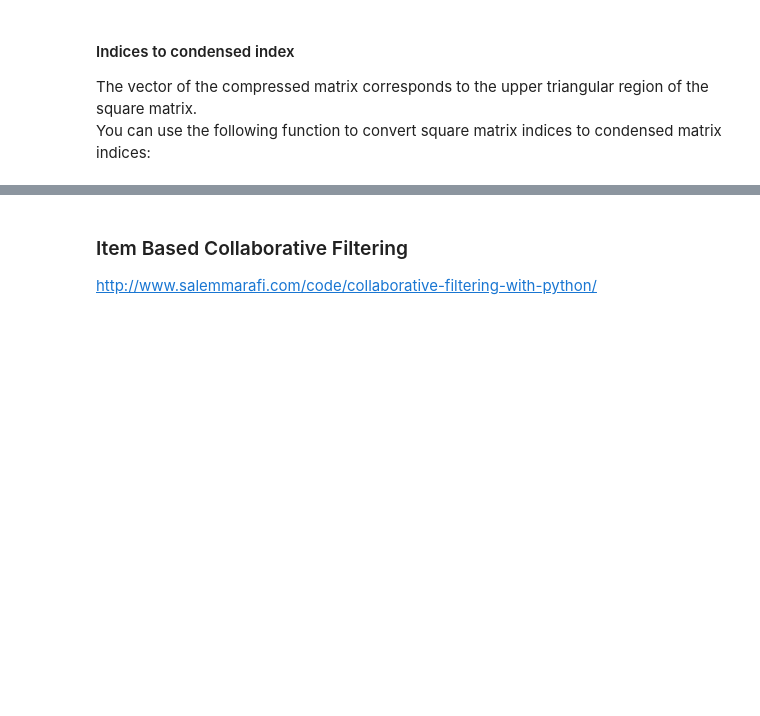
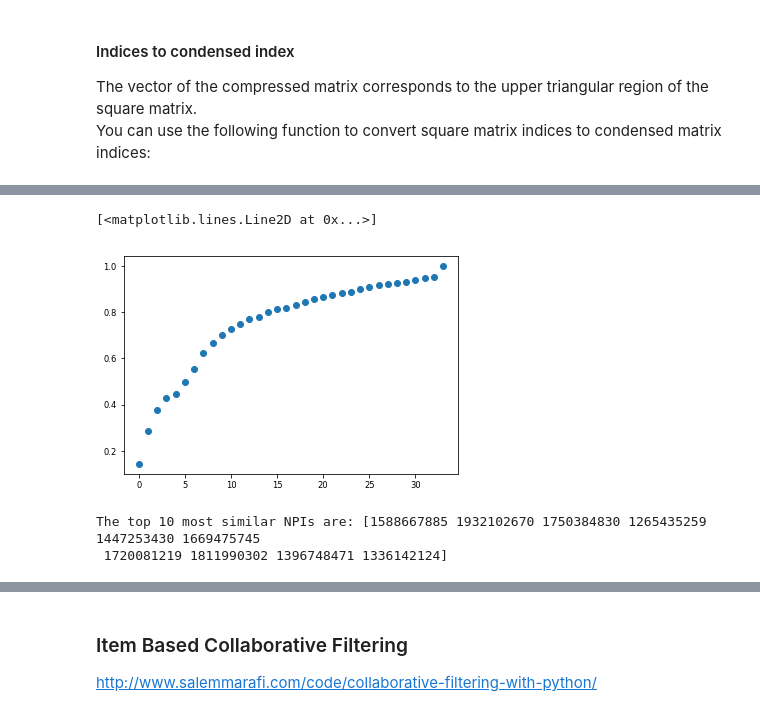
Before and after one commit to christinebuckler/provider-prescriber, a Jupyter notebook: EDA.ipynb, the cells around one changed output, grey strips where cells are left out. Cells and saved outputs as stored; diff of their text form; code cells hidden in the pictures; blank space fills up the shorter version.

```diff
--- a/EDA.ipynb
+++ b/EDA.ipynb
@@ -727,0 +718,5 @@ plt.show()
+# %%
+plt.plot(sorted(labels), 'o')
+# %% [output]
+[<matplotlib.lines.Line2D at 0x...>]
+[figure, added]
@@ -728,3 +727,7 @@ plt.show()
 # %%
 # Lookup NPI given an index
-df['NPI'].loc[0]
+top10npi = df['NPI'].loc[top10idx].values
+print("The top 10 most similar NPIs are:", top10npi)
+# %% [output]
+The top 10 most similar NPIs are: [1588667885 1932102670 1750384830 1265435259 1447253430 1669475745
+ 1720081219 1811990302 1396748471 1336142124]
```
Also changed, not shown: parts of 42 cells of this notebook.
